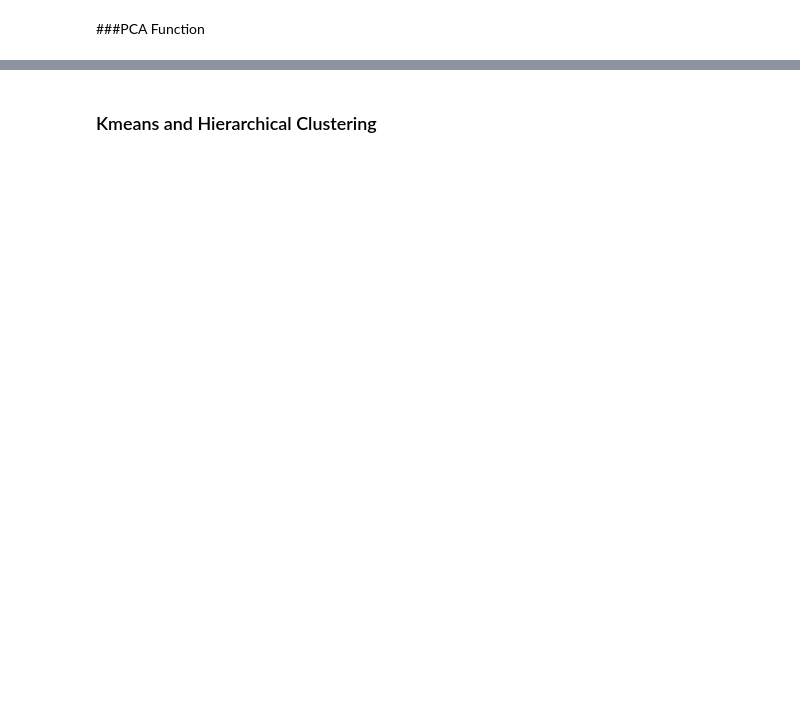
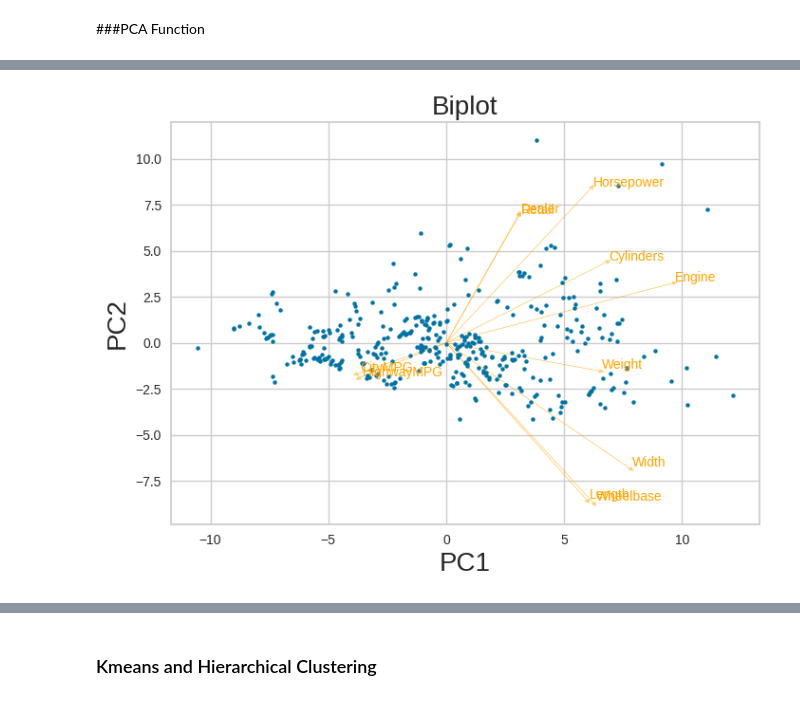
Before and after one commit to GMartinez02/Big-Data---43C8-Fall-2024, a Jupyter notebook: Homework1_PCA_&_nSVA_with_Vehicle_data.ipynb, the cells around one changed output, grey strips where cells are left out. Saved outputs shown, nothing was run; the diff lists cells and outputs as text; code cells hidden in the pictures; blank space fills up the shorter version.

```diff
--- a/Homework1_PCA_&_nSVA_with_Vehicle_data.ipynb
+++ b/Homework1_PCA_&_nSVA_with_Vehicle_data.ipynb
@@ -73,0 +178,6 @@ def doPCA (data, normalizaion_bit, PCA_info):
+# %%
+#MinMax Bipot
+min_max_PC, components= doPCA(data, 1, 3)
+PCA_biplot(min_max_PC, components)
+# %% [output]
+[figure, added]
```
Also changed, not shown: parts of 35 cells of this notebook.
